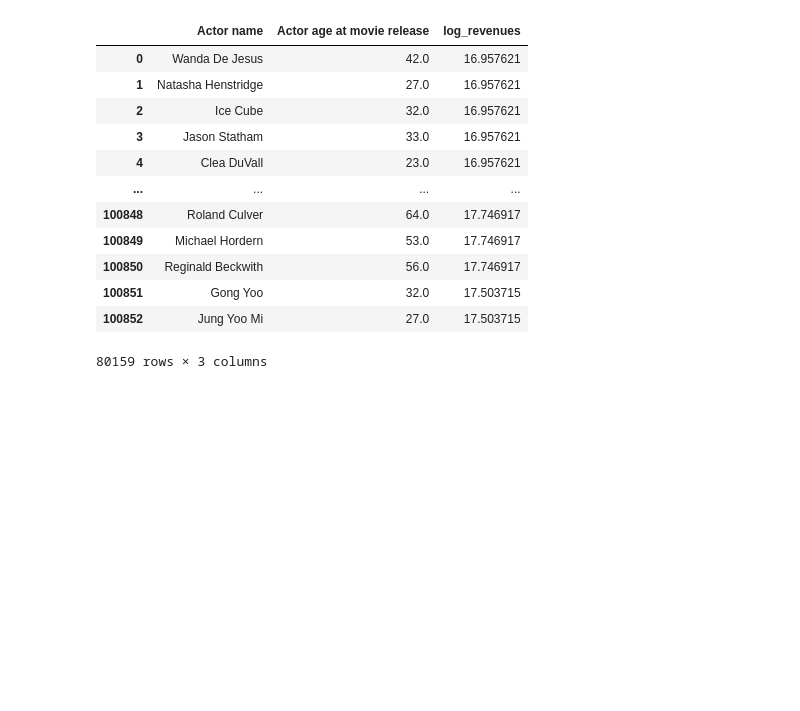
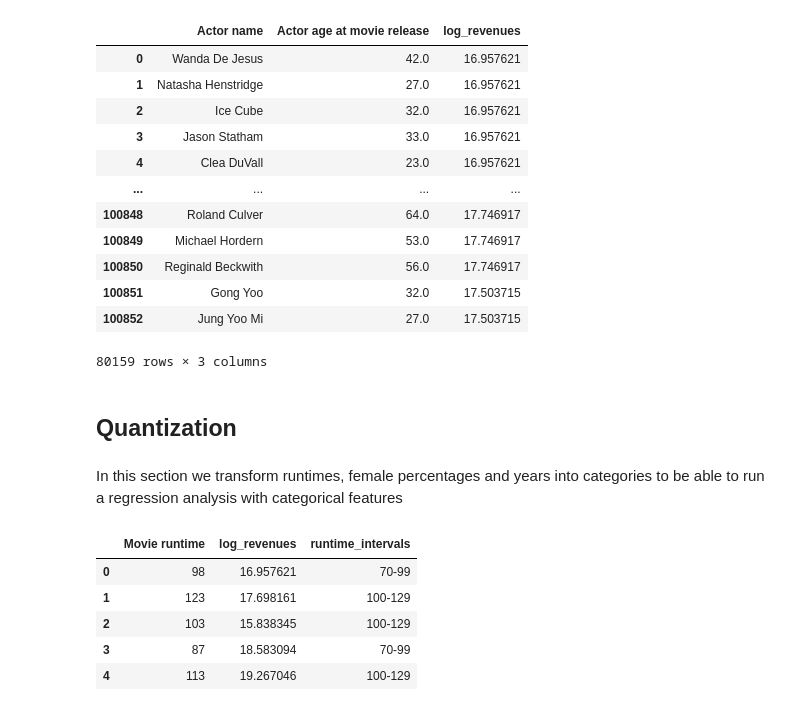
Before and after one commit to epfl-ada/ada-2023-project-adaflix, a Jupyter notebook: garik_notebook.ipynb, the cells around one changed output. Cells and saved outputs as stored; diff of their text form; code cells hidden in the pictures; blank space fills up the shorter version.

```diff
--- a/garik_notebook.ipynb
+++ b/garik_notebook.ipynb
@@ -155,3 +184,7 @@ actor_df.dropna()
 | 100851 | Gong Yoo | 32.0 | 17.503715 |
 | 100852 | Jung Yoo Mi | 27.0 | 17.503715 |
 80159 rows × 3 columns
+# %% [markdown]
+## Quantization
+# %% [markdown]
+In this section we transform runtimes, female percentages and years into categories to be able to run a regression analysis with categorical features
@@ -157,0 +203,30 @@ actor_df.dropna()
+# %%
+# Cast 'Movie runtime' to integers
+movie_runtime_df['Movie runtime'] = movie_runtime_df['Movie runtime'].astype(int)
+
+# Calculate the minimum and maximum runtimes in the 'Movie runtime' column
+min_runtime = movie_runtime_df['Movie runtime'].min()
+max_runtime = movie_runtime_df['Movie runtime'].max()
+
+# Create intervals of 30 for runtimes until 220, and a separate interval for values greater than 220 but smaller than the maximum runtime
+runtime_bins = [i for i in range(min_runtime, min(max_runtime, 221), 30)] + [float('inf')]
+
+# Create labels for the runtime intervals
+runtime_labels = [f"{start}-{start + 29}" if start + 29 < min(max_runtime, 220) else f"{min(max_runtime, 220)+1}-{max_runtime}" for start in range(min_runtime, min(max_runtime, 221), 30)]
+
+# Assign the intervals to the 'Movie runtime' column
+movie_runtime_df['runtime_intervals'] = pd.cut(movie_runtime_df['Movie runtime'],
+                                       bins=runtime_bins,
+                                       labels=runtime_labels,
+                                       include_lowest=True)
+
+# The 'runtime_intervals' column now contains the corresponding interval for each runtime
+# %%
+movie_runtime_df.head()
+# %% [output]
+|  | Movie runtime | log_revenues | runtime_intervals |
+| 0 | 98 | 16.957621 | 70-99 |
+| 1 | 123 | 17.698161 | 100-129 |
+| 2 | 103 | 15.838345 | 100-129 |
+| 3 | 87 | 18.583094 | 70-99 |
+| 4 | 113 | 19.267046 | 100-129 |
```
Also changed, not shown: parts of 9 cells of this notebook.
